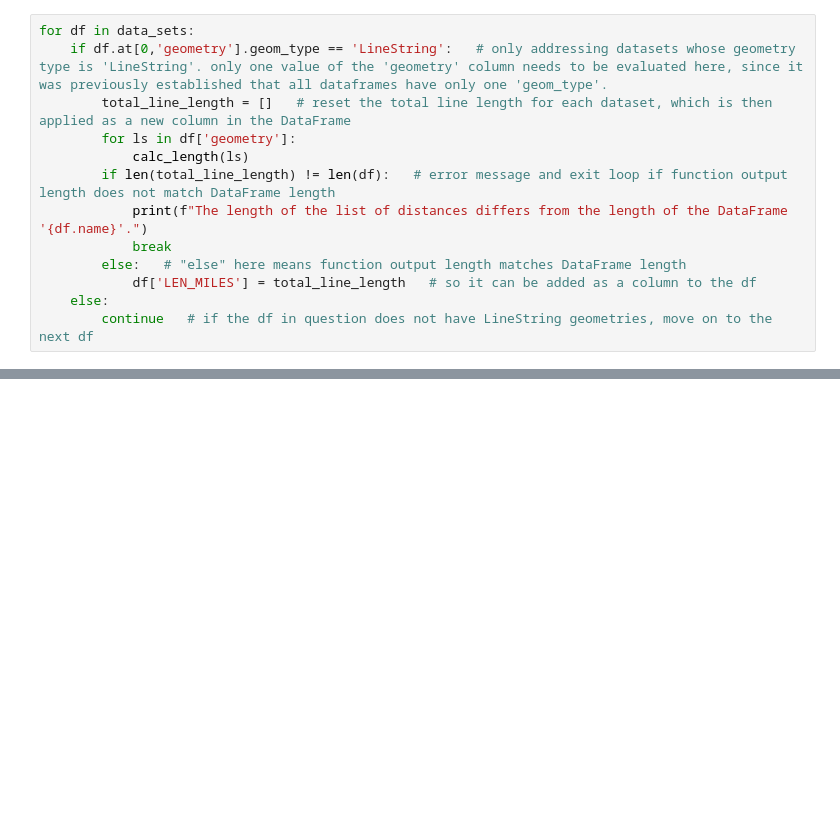
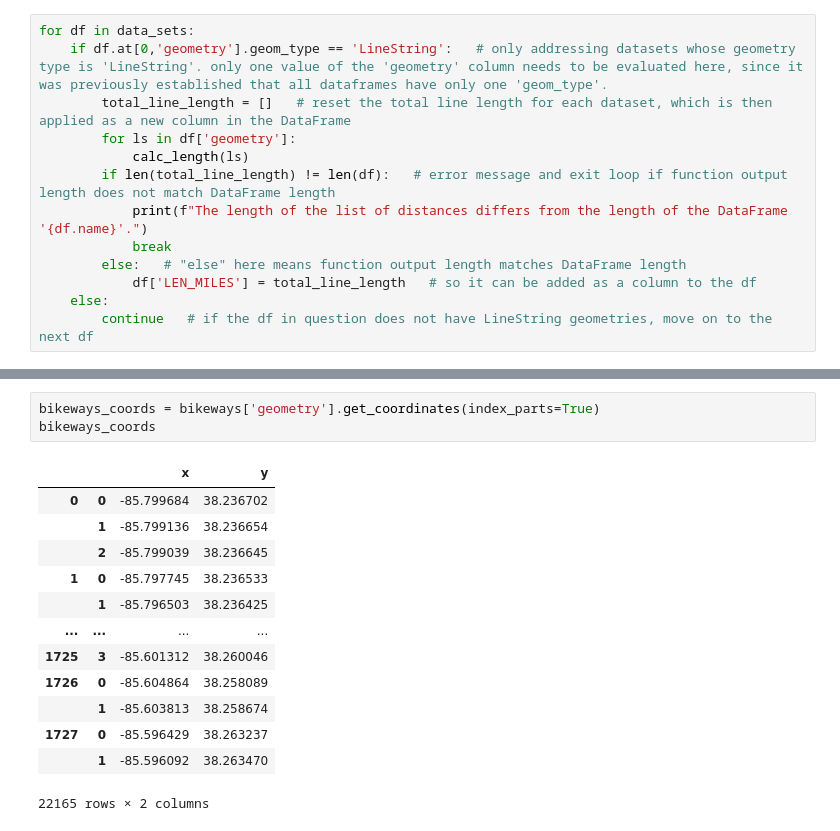
Before and after one commit to JishGorft/Roadway_Risk, a Jupyter notebook: Louisville_Roadway_Risk_Analysis.ipynb, the cells around one changed output, grey strips where cells are left out. Saved outputs shown, nothing was run; the diff lists cells and outputs as text; blank space fills up the shorter version.

```diff
--- a/Louisville_Roadway_Risk_Analysis.ipynb
+++ b/Louisville_Roadway_Risk_Analysis.ipynb
@@ -179,0 +269,17 @@ for df in data_sets:
+# %%
+bikeways_coords = bikeways['geometry'].get_coordinates(index_parts=True)
+bikeways_coords
+# %% [output]
+|  |  | x | y |
+| 0 | 0 | -85.799684 | 38.236702 |
+|  | 1 | -85.799136 | 38.236654 |
+|  | 2 | -85.799039 | 38.236645 |
+| 1 | 0 | -85.797745 | 38.236533 |
+|  | 1 | -85.796503 | 38.236425 |
+| ... | ... | ... | ... |
+| 1725 | 3 | -85.601312 | 38.260046 |
+| 1726 | 0 | -85.604864 | 38.258089 |
+|  | 1 | -85.603813 | 38.258674 |
+| 1727 | 0 | -85.596429 | 38.263237 |
+|  | 1 | -85.596092 | 38.263470 |
+22165 rows × 2 columns
```
Also changed, not shown: parts of 12 cells of this notebook.
